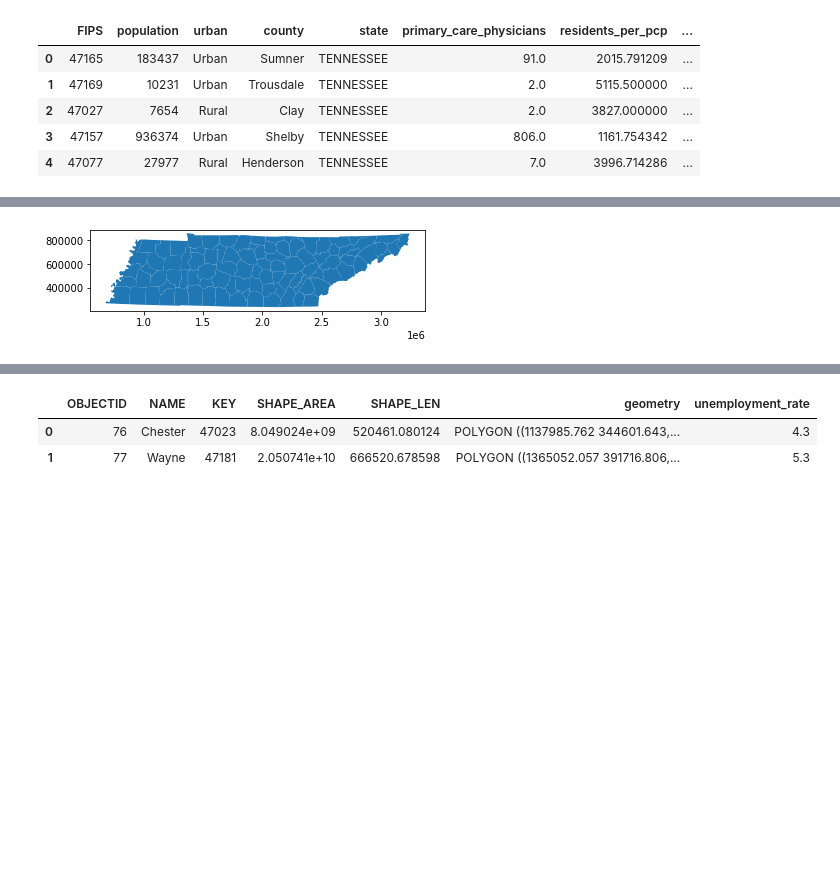
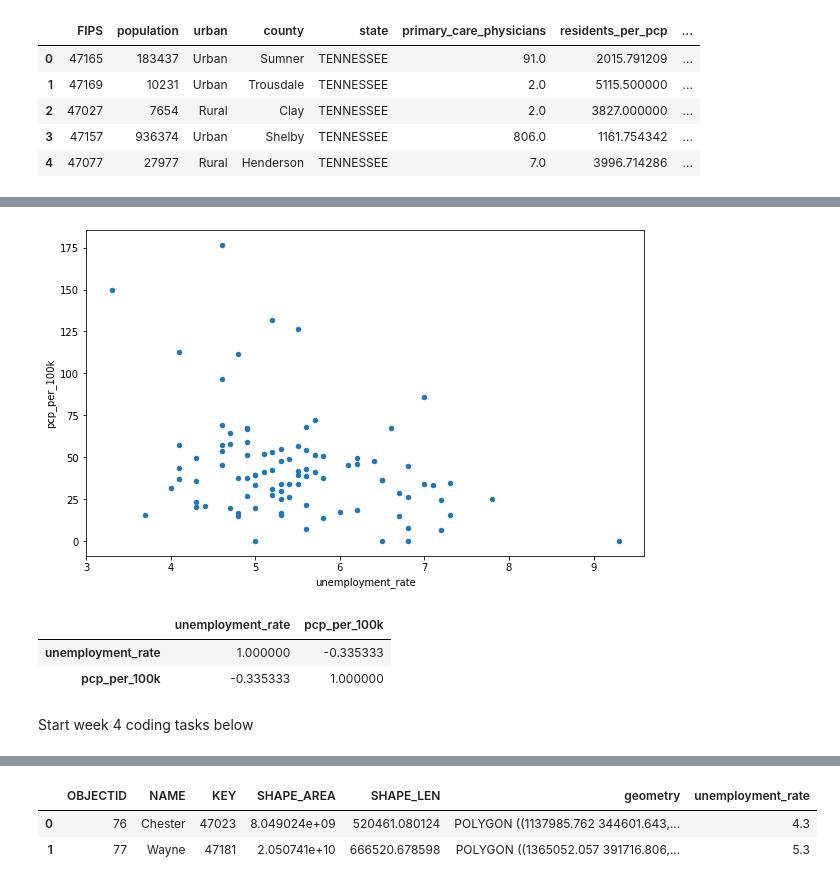
Before and after one commit to ludermln/data-science-essentials-4, a Jupyter notebook: notebooks/Week_2_3_4_tasks.ipynb, the cells around one changed output, grey strips where cells are left out. Saved outputs shown, nothing was run; the diff lists cells and outputs as text; code cells hidden in the pictures; blank space fills up the shorter version.

Commit message:
finished week 3 tasks, update to week 4 tasks

```diff
--- a/notebooks/Week_2_3_4_tasks.ipynb
+++ b/notebooks/Week_2_3_4_tasks.ipynb
@@ -540,9 +568,20 @@ physicians.head()
+# %%
+physicians.plot(kind = 'scatter',
+             x = 'unemployment_rate',
+             y = 'pcp_per_100k',
+             figsize = (10,6));
+# %% [output]
+[figure, added]
+# %%
+physicians[['unemployment_rate', 'pcp_per_100k']].corr()
+# %% [output]
+|  | unemployment_rate | pcp_per_100k |
+| unemployment_rate | 1.000000 | -0.335333 |
+| pcp_per_100k | -0.335333 | 1.000000 |
+# %% [markdown]
+Start week 4 coding tasks below
 # %%
 import geopandas as gpd
 import matplotlib.pyplot as plt
 # %%
 counties = gpd.read_file('../data/county/tncounty.shp')
-# %%
-counties.plot();
-# %% [output]
-[figure, removed]
```
Also changed, not shown: parts of 19 cells of this notebook.
